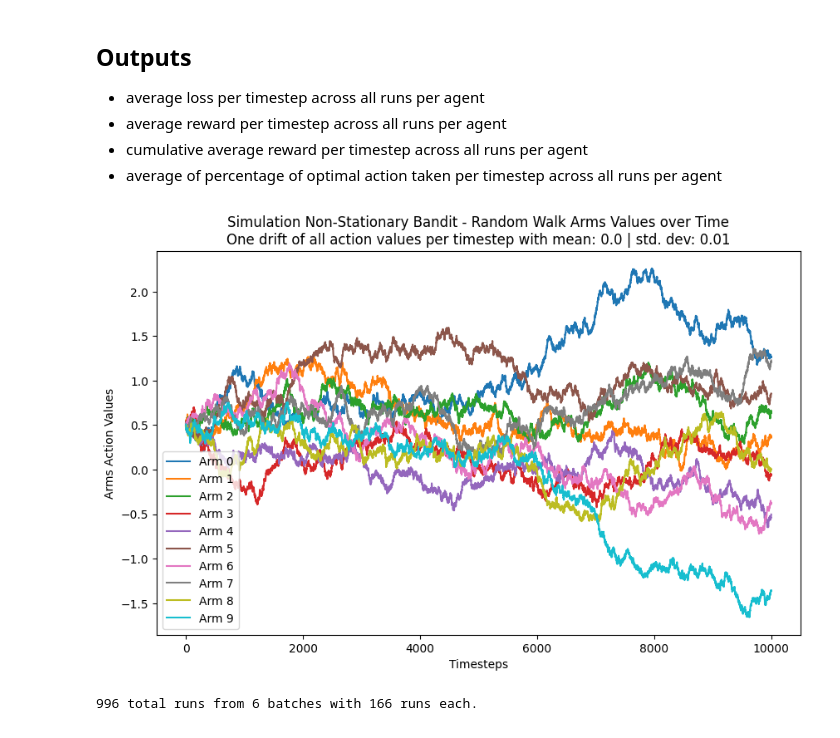
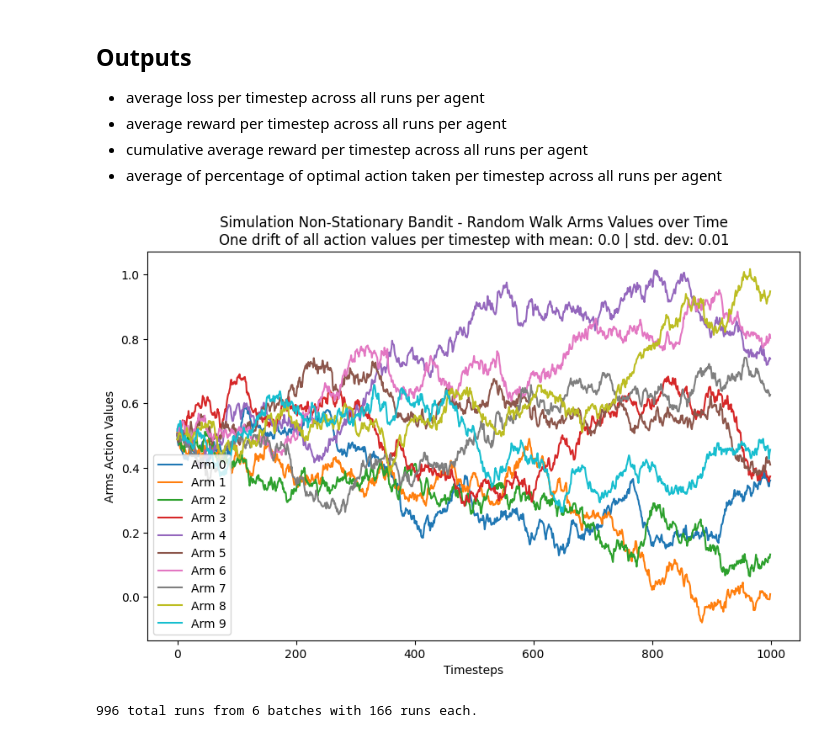
Before and after one commit to stonapse64/rl-specialization-coursera.gymnasium, a Jupyter notebook: k-armed-bandit/karmedbanditexperiment.ipynb, the cells around one changed output. Drawn from its saved outputs; the diff is of its cells as text; code cells hidden in the pictures.

Commit message:
Refactoring karmedbanditexperiment

```diff
--- a/k-armed-bandit/karmedbanditexperiment.ipynb
+++ b/k-armed-bandit/karmedbanditexperiment.ipynb
@@ -37,47 +37,48 @@ step-size parameter, alpha = 0.1. Use epsilon = 0.1 and longer runs, say of
 """
 Simulation randomwalk of bandit's arms
 """
+# TODO adapt to class karmedbandit:BanditEnv
 import os
 from datetime import datetime
 import matplotlib.pyplot as plt
 import numpy as np
 
 # configuration
-casino_config = {"runs": 1_000, "timesteps": 1_000}
+competition_config = {"runs": 1_000, "timesteps": 1_000}
 bandit_config = {"bandit_actions": 10, "initial_action_value": 0.5,
                  "q_drift_mean": 0.0, "q_drift_std_dev": 0.01,
                  "stationary": False, "random_seed": None}
 save_plot = False
 path = "plots"
 
 # simulation randomwalk bandit arms
 arms = np.full(bandit_config["bandit_actions"], bandit_config["initial_action_value"])
-log_file_arms = np.zeros((casino_config["timesteps"], bandit_config["bandit_actions"]))
+log_file_arms = np.zeros((competition_config["timesteps"], bandit_config["bandit_actions"]))
 
-for timestep in range(casino_config["timesteps"]):
+for timestep in range(competition_config["timesteps"]):
     increments = np.random.normal(bandit_config["q_drift_mean"], bandit_config["q_drift_std_dev"], arms.shape)
     arms += increments
     log_file_arms[timestep,] = arms
 
 # Get the current timestamp
 timestamp = datetime.now().strftime("%Y%m%d_%I_%M_%S_%p")
 
 # Plot log_file_arms
 plt.figure(figsize=(10, 6))
 for arm in range(log_file_arms.shape[1]):
     plt.plot(log_file_arms[:, arm], label=f'Arm {arm}')
 plt.title(f'Simulation Non-Stationary Bandit - Random Walk Arms Values over Time\nOne drift of all action values per timestep with mean: {bandit_config["q_drift_mean"]} | std. dev: {bandit_config["q_drift_std_dev"]}')
 plt.xlabel('Timesteps')
 plt.ylabel('Arms Action Values')
 plt.legend()
 if save_plot:
     if not os.path.exists(path):
         os.makedirs(path)
     plt.savefig(f'{path}/simulation_non_stationary_bandit_{timestamp}.png', bbox_inches='tight')
     print(f'Plot Simulation Non-Stationary Bandit saved to {path}/simulation_non_stationary_bandit_{timestamp}.png')
 plt.show()
 # %% [output]
-[figure, old version]
+[figure, new version]
 # %%
 """
 Experiment with three different players plus the cheater (best arm with max reward)
```
Also changed, not shown: parts of 3 cells of this notebook, 2 other files.
